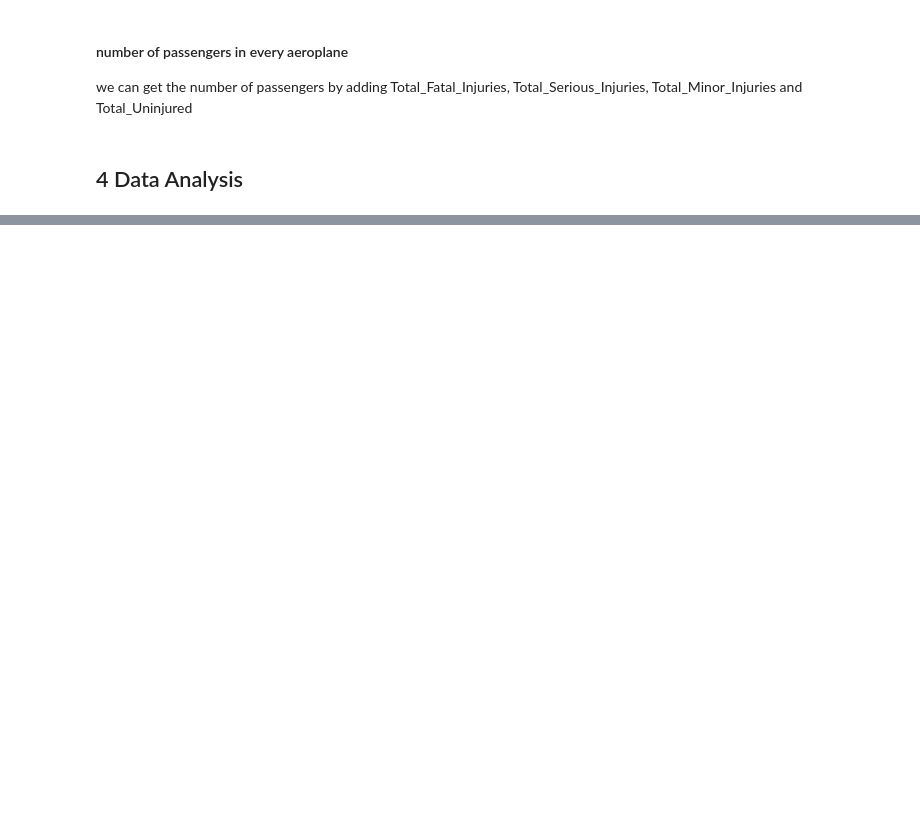
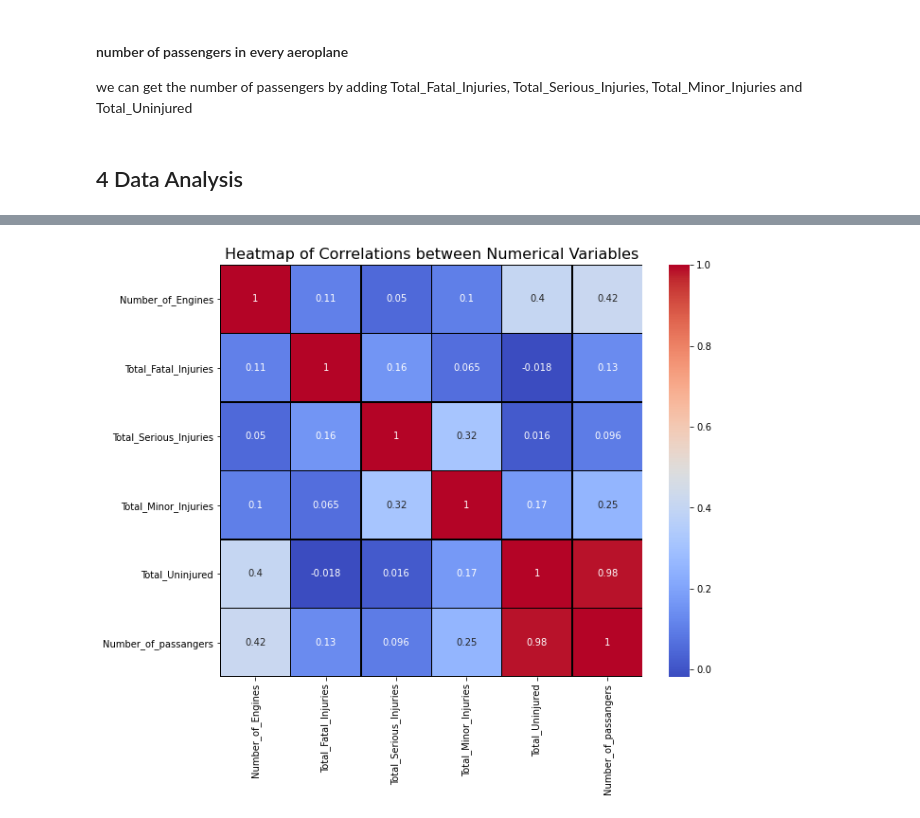
Before and after one commit to OchiengGideon/dsc-phase-1-project-v3, a Jupyter notebook: student.ipynb, the cells around one changed output, grey strips where cells are left out. Drawn from its saved outputs; the diff is of its cells as text; code cells hidden in the pictures; blank space fills up the shorter version.

```diff
--- a/student.ipynb
+++ b/student.ipynb
@@ -892,0 +880,15 @@ memory usage: 13.1+ MB
+# %%
+# Selecting numerical columns for correlation
+numerical_columns = ['Number_of_Engines', 'Total_Fatal_Injuries', 'Total_Serious_Injuries',
+                     'Total_Minor_Injuries', 'Total_Uninjured', 'Number_of_passangers']
+
+# Computing the correlation matrix
+correlation_matrix = df[numerical_columns].corr()
+
+# Creating a heatmap
+plt.figure(figsize=(10, 8))
+sns.heatmap(correlation_matrix, annot=True, cmap='coolwarm', linewidths=0.5, linecolor='black')
+plt.title('Heatmap of Correlations between Numerical Variables', fontsize=16)
+plt.show()
+# %% [output]
+[figure, added]
```
Also changed, not shown: parts of 22 cells of this notebook, 4 other files.
